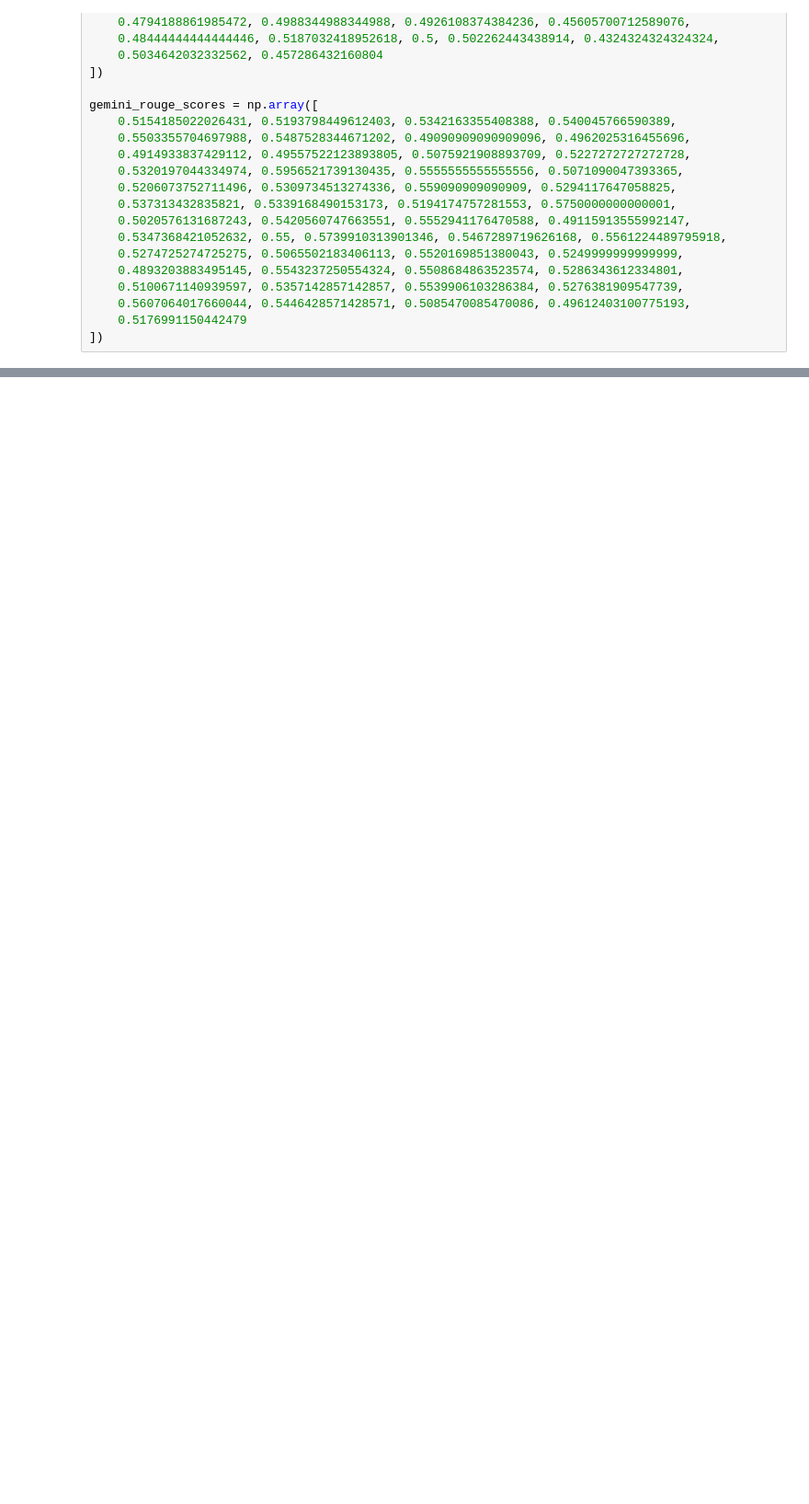
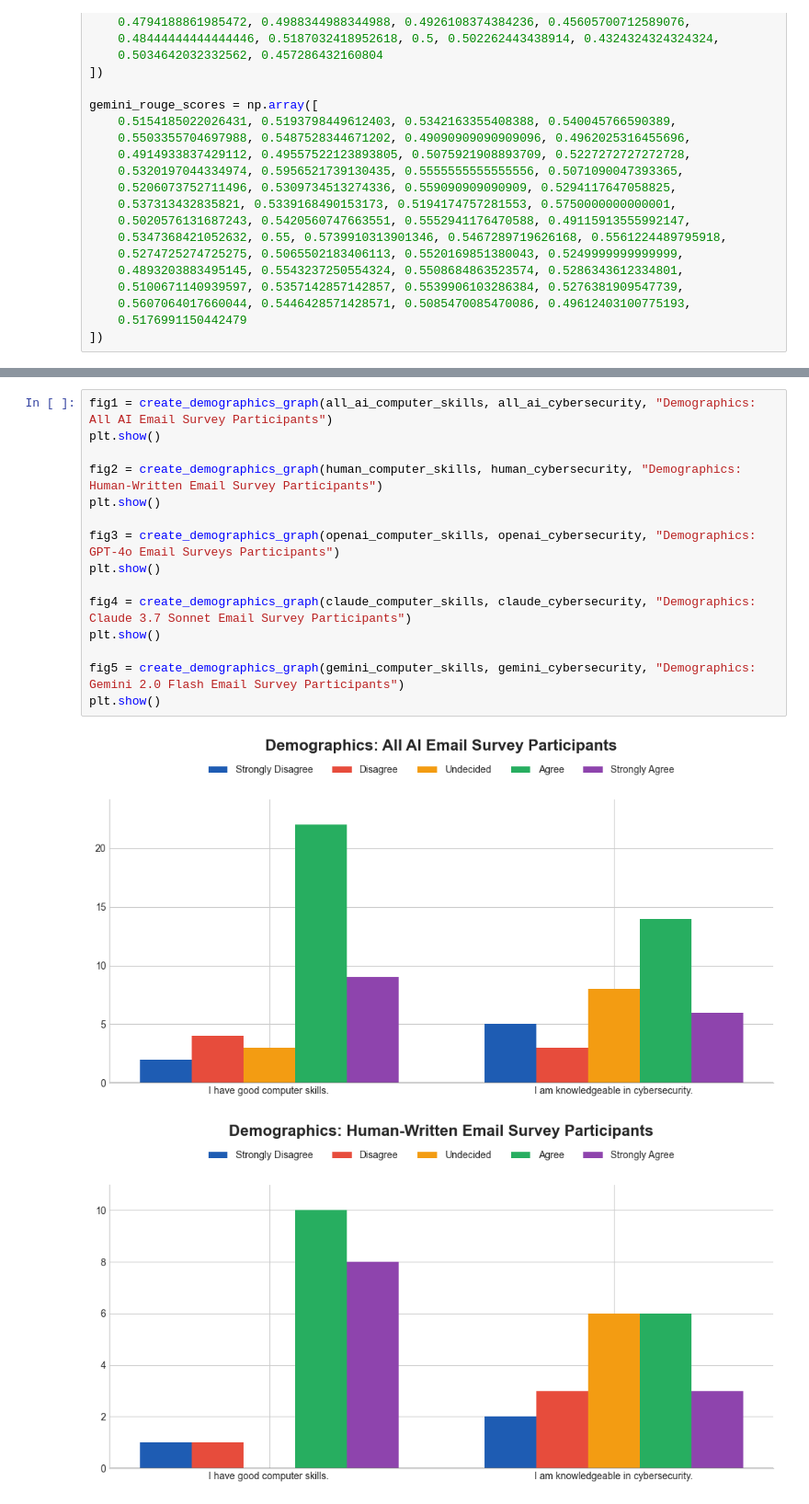
Before and after one commit to rayankzi/phishing-email-project-code, a Jupyter notebook: statistics/statistical_analysis.ipynb, the cells around one changed output, grey strips where cells are left out. Shown at 92% size. Drawn from its saved outputs; the diff is of its cells as text; blank space fills up the shorter version.

```diff
--- a/statistics/statistical_analysis.ipynb
+++ b/statistics/statistical_analysis.ipynb
@@ -398,0 +238,18 @@ Significant!!
+# %%
+fig1 = create_demographics_graph(all_ai_computer_skills, all_ai_cybersecurity, "Demographics: All AI Email Survey Participants")
+plt.show()
+
+fig2 = create_demographics_graph(human_computer_skills, human_cybersecurity, "Demographics: Human-Written Email Survey Participants")
+plt.show()
+
+fig3 = create_demographics_graph(openai_computer_skills, openai_cybersecurity, "Demographics: GPT-4o Email Surveys Participants")
+plt.show()
+
+fig4 = create_demographics_graph(claude_computer_skills, claude_cybersecurity, "Demographics: Claude 3.7 Sonnet Email Survey Participants")
+plt.show()
+
+fig5 = create_demographics_graph(gemini_computer_skills, gemini_cybersecurity, "Demographics: Gemini 2.0 Flash Email Survey Participants")
+plt.show()
+# %% [output]
+[figure, added]
+[figure, added]
```
Also changed, not shown: parts of 26 cells of this notebook, 2 other files.
